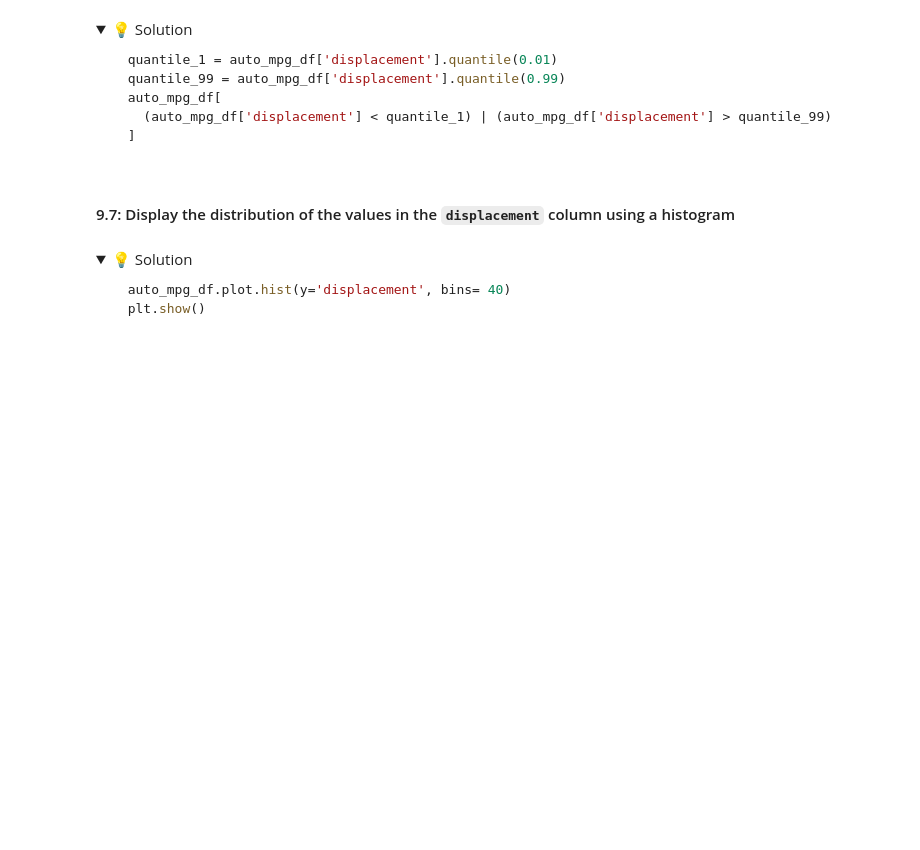
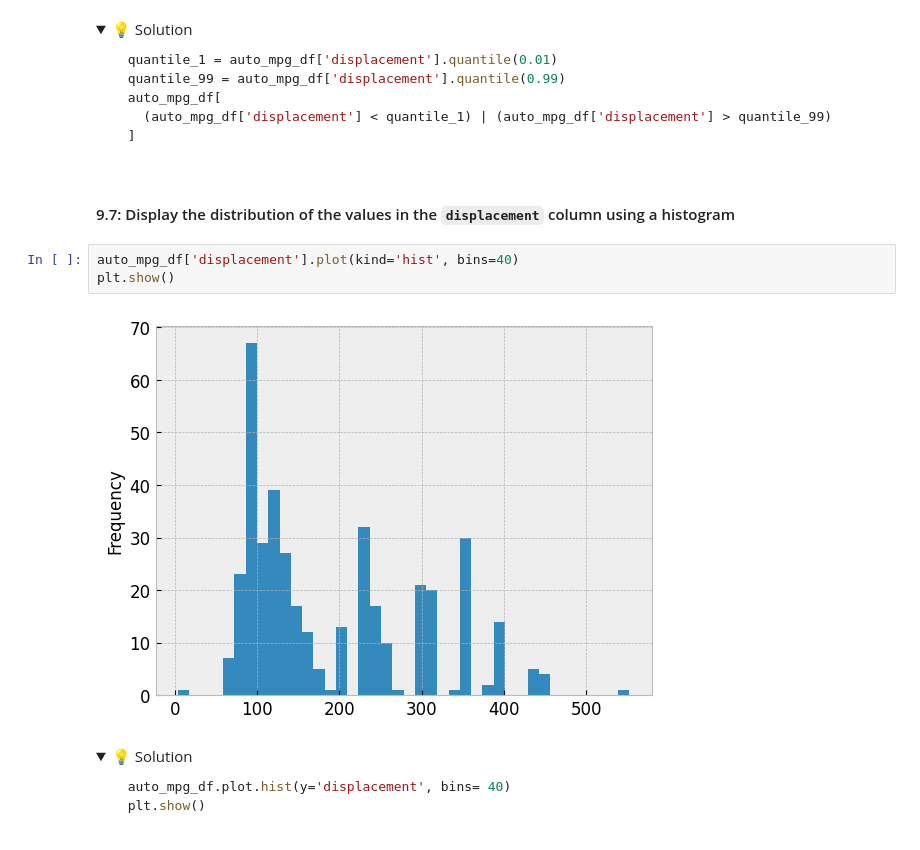
Before and after one commit to IT4063-Spring2025/exploratory-data-analysis-PrashansaDhakal, a Jupyter notebook: notebook.ipynb, the cells around one changed output. Saved outputs shown, nothing was run; the diff lists cells and outputs as text; folded sections open; blank space fills up the shorter version.

```diff
--- a/notebook.ipynb
+++ b/notebook.ipynb
@@ -598,6 +776,11 @@ we'll use a 1% threshold for this exercise.
 </details>
 # %% [markdown]
 #### 9.7: Display the distribution of the values in the `displacement` column using a histogram
+# %%
+auto_mpg_df['displacement'].plot(kind='hist', bins=40)
+plt.show()
+# %% [output]
+[figure, added]
 # %% [markdown]
 <details>
   <summary>💡 Solution</summary>
```
Also changed, not shown: parts of 37 cells of this notebook, 2 other files.
